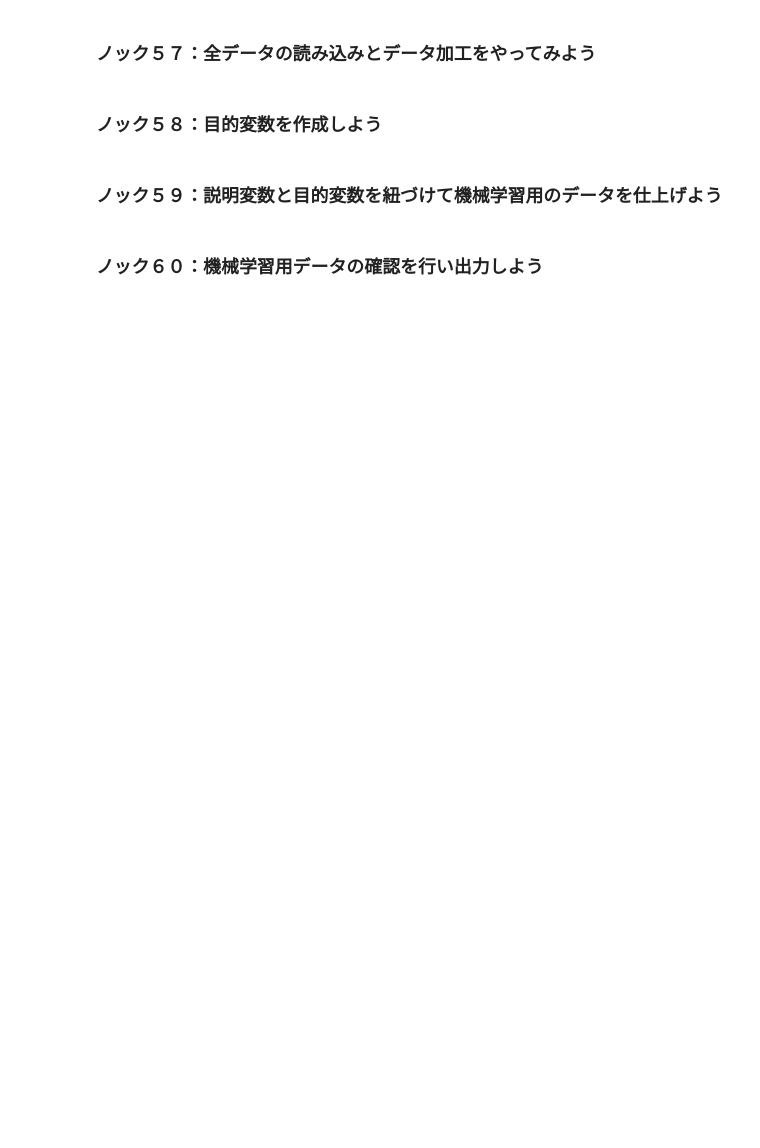
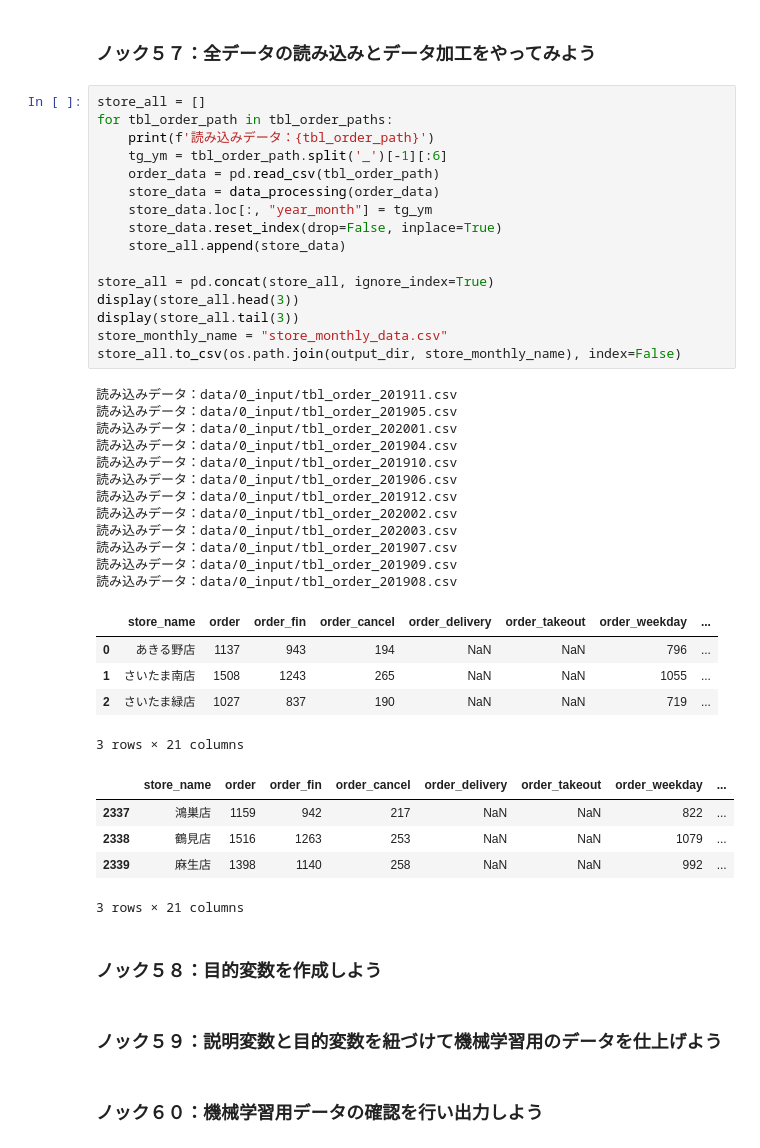
Before and after one commit to winuim/python-lm-system-100, a Jupyter notebook: chapter-6/chapter-6.ipynb, the cells around one changed output. Saved outputs shown, nothing was run; the diff lists cells and outputs as text; blank space fills up the shorter version.

```diff
--- a/chapter-6/chapter-6.ipynb
+++ b/chapter-6/chapter-6.ipynb
@@ -247,6 +247,45 @@ store_data.head(3)
 | さいたま緑店 | 1027 | 837 | 190 | NaN | NaN | 719 | 308 | ... |
 # %% [markdown]
 ### ノック５７：全データの読み込みとデータ加工をやってみよう
+# %%
+store_all = []
+for tbl_order_path in tbl_order_paths:
+    print(f'読み込みデータ：{tbl_order_path}')
+    tg_ym = tbl_order_path.split('_')[-1][:6]
+    order_data = pd.read_csv(tbl_order_path)
+    store_data = data_processing(order_data)
+    store_data.loc[:, "year_month"] = tg_ym
+    store_data.reset_index(drop=False, inplace=True)
+    store_all.append(store_data)
+
+store_all = pd.concat(store_all, ignore_index=True)
+display(store_all.head(3))
+display(store_all.tail(3))
+store_monthly_name = "store_monthly_data.csv"
+store_all.to_csv(os.path.join(output_dir, store_monthly_name), index=False)
+# %% [output]
+読み込みデータ：data/0_input/tbl_order_201911.csv
+読み込みデータ：data/0_input/tbl_order_201905.csv
+読み込みデータ：data/0_input/tbl_order_202001.csv
+読み込みデータ：data/0_input/tbl_order_201904.csv
+読み込みデータ：data/0_input/tbl_order_201910.csv
+読み込みデータ：data/0_input/tbl_order_201906.csv
+読み込みデータ：data/0_input/tbl_order_201912.csv
+読み込みデータ：data/0_input/tbl_order_202002.csv
+読み込みデータ：data/0_input/tbl_order_202003.csv
+読み込みデータ：data/0_input/tbl_order_201907.csv
+読み込みデータ：data/0_input/tbl_order_201909.csv
+読み込みデータ：data/0_input/tbl_order_201908.csv
+|  | store_name | order | order_fin | order_cancel | order_delivery | order_takeout | order_weekday | ... |
+| 0 | あきる野店 | 1137 | 943 | 194 | NaN | NaN | 796 | ... |
+| 1 | さいたま南店 | 1508 | 1243 | 265 | NaN | NaN | 1055 | ... |
+| 2 | さいたま緑店 | 1027 | 837 | 190 | NaN | NaN | 719 | ... |
+3 rows × 21 columns
+|  | store_name | order | order_fin | order_cancel | order_delivery | order_takeout | order_weekday | ... |
+| 2337 | 鴻巣店 | 1159 | 942 | 217 | NaN | NaN | 822 | ... |
+| 2338 | 鶴見店 | 1516 | 1263 | 253 | NaN | NaN | 1079 | ... |
+| 2339 | 麻生店 | 1398 | 1140 | 258 | NaN | NaN | 992 | ... |
+3 rows × 21 columns
 # %% [markdown]
 ### ノック５８：目的変数を作成しよう
 # %% [markdown]
```
